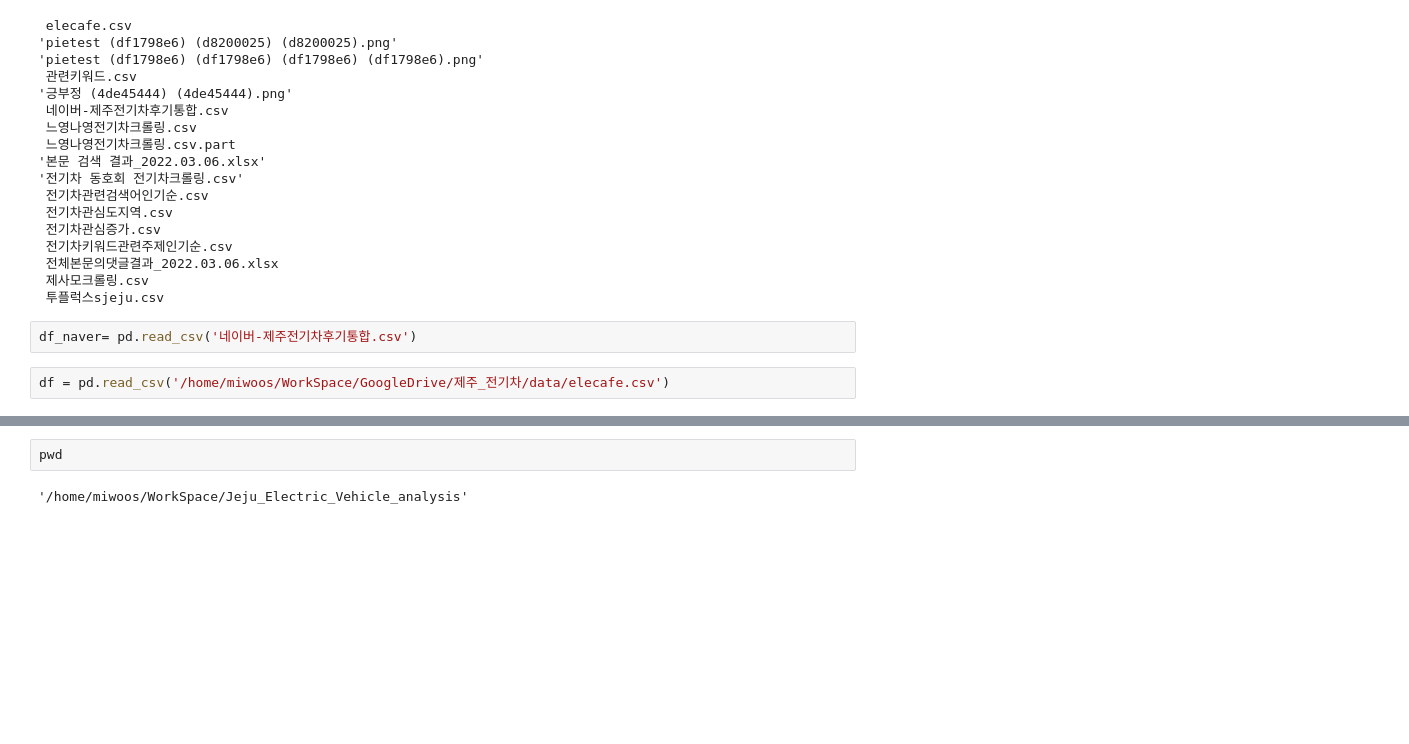
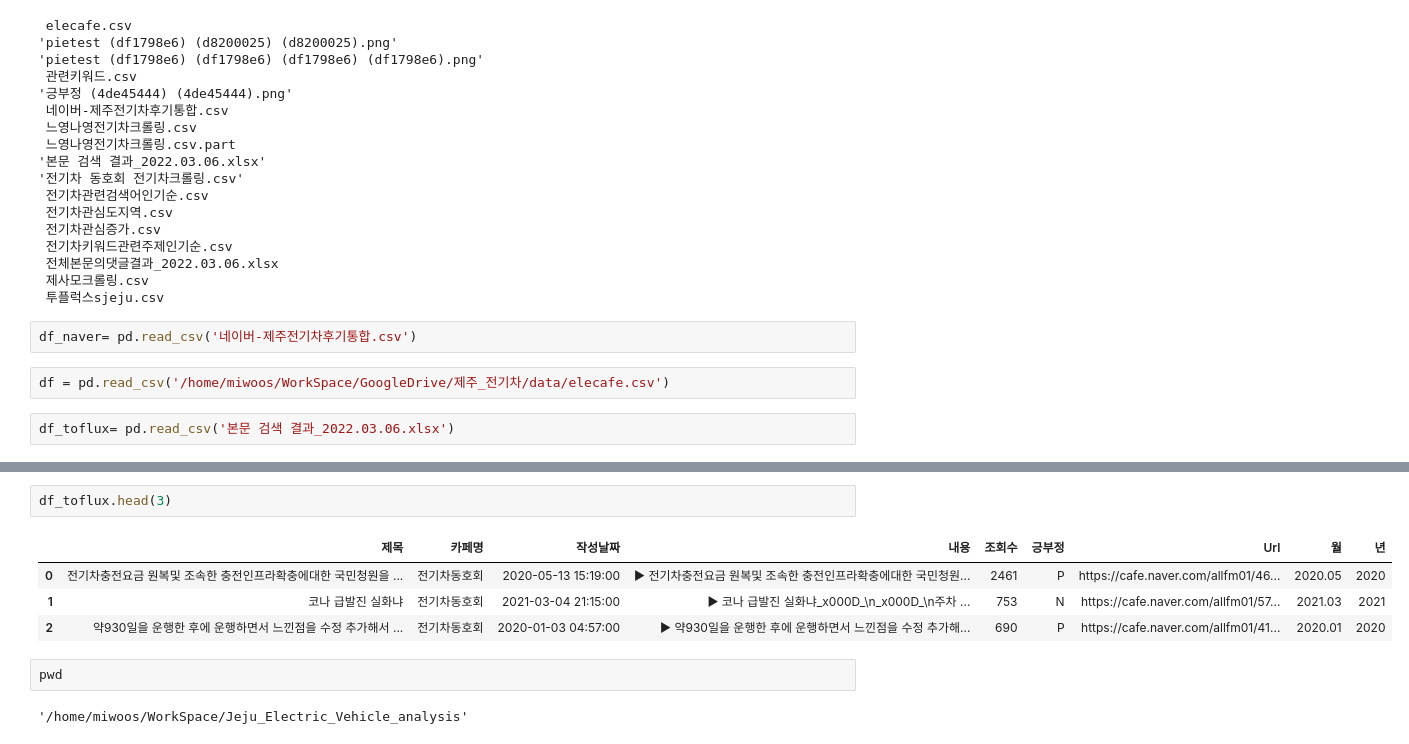
Before and after one commit to minwooking/Jeju_Electric_Vehicle_analysis, a Jupyter notebook: 전기차리뷰_워드클라우드.ipynb, the cells around one changed output, grey strips where cells are left out. Cells and saved outputs as stored; diff of their text form; blank space fills up the shorter version.

```diff
--- a/전기차리뷰_워드클라우드.ipynb
+++ b/전기차리뷰_워드클라우드.ipynb
@@ -50,3 +51,5 @@ ls
 df_naver= pd.read_csv('네이버-제주전기차후기통합.csv')
 # %%
 df = pd.read_csv('/home/miwoos/WorkSpace/GoogleDrive/제주_전기차/data/elecafe.csv')
+# %%
+df_toflux= pd.read_csv('본문 검색 결과_2022.03.06.xlsx')
@@ -53,3 +73,10 @@ df = pd.read_csv('/home/miwoos/WorkSpace/GoogleDrive/제주_전기차/data/eleca
+# %%
+df_toflux.head(3)
+# %% [output]
+|  | 제목 | 카페명 | 작성날짜 | 내용 | 조회수 | 긍부정 | Url | 월 | 년 |
+| 0 | 전기차충전요금 원복및 조속한 충전인프라확충에대한 국민청원을 ... | 전기차동호회 | 2020-05-13 15:19:00 | ▶ 전기차충전요금 원복및 조속한 충전인프라확충에대한 국민청원... | 2461 | P | https://cafe.naver.com/allfm01/46... | 2020.05 | 2020 |
+| 1 | 코나 급발진 실화냐 | 전기차동호회 | 2021-03-04 21:15:00 | ▶ 코나 급발진 실화냐_x000D_\n_x000D_\n주차 ... | 753 | N | https://cafe.naver.com/allfm01/57... | 2021.03 | 2021 |
+| 2 | 약930일을 운행한 후에 운행하면서 느낀점을 수정 추가해서 ... | 전기차동호회 | 2020-01-03 04:57:00 | ▶ 약930일을 운행한 후에 운행하면서 느낀점을 수정 추가해... | 690 | P | https://cafe.naver.com/allfm01/41... | 2020.01 | 2020 |
 # %%
 pwd
 # %% [output]
```
Also changed, not shown: parts of 8 cells of this notebook, 1 other file.
